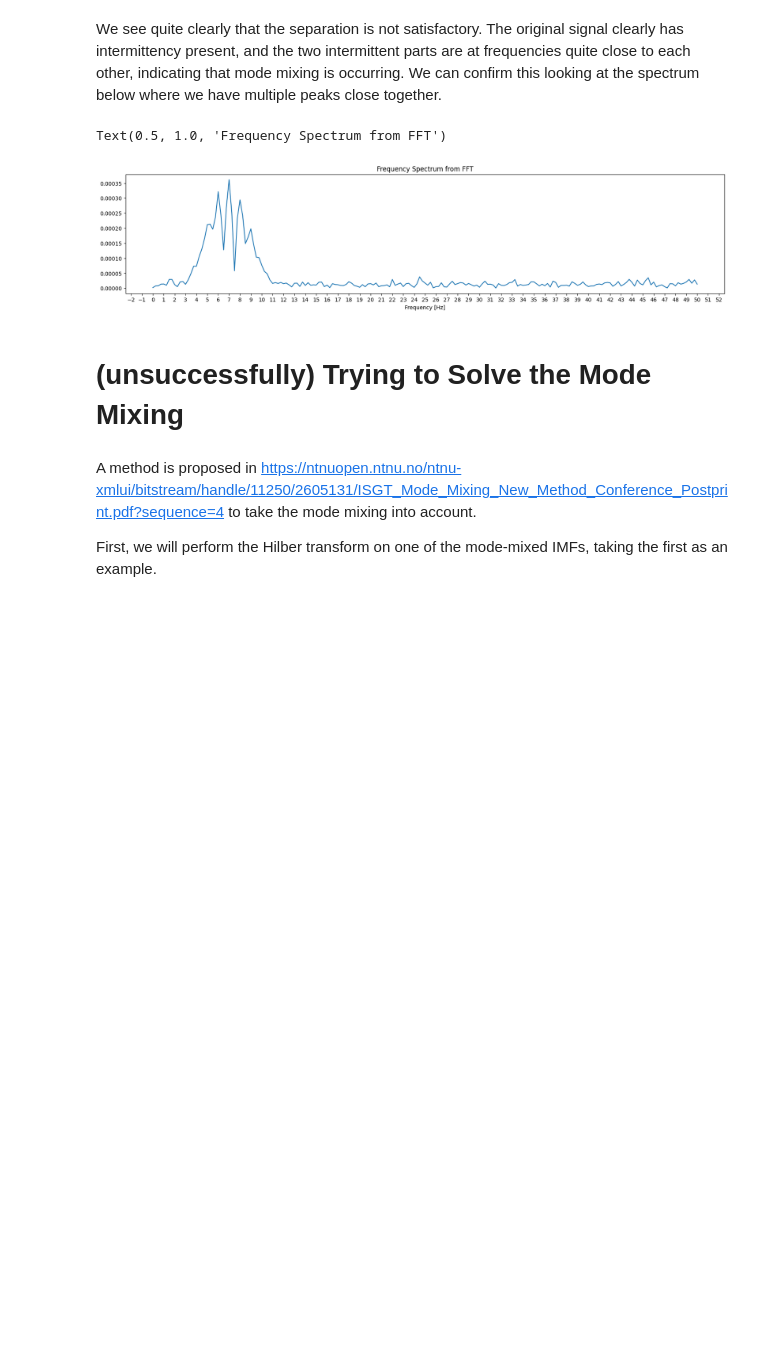
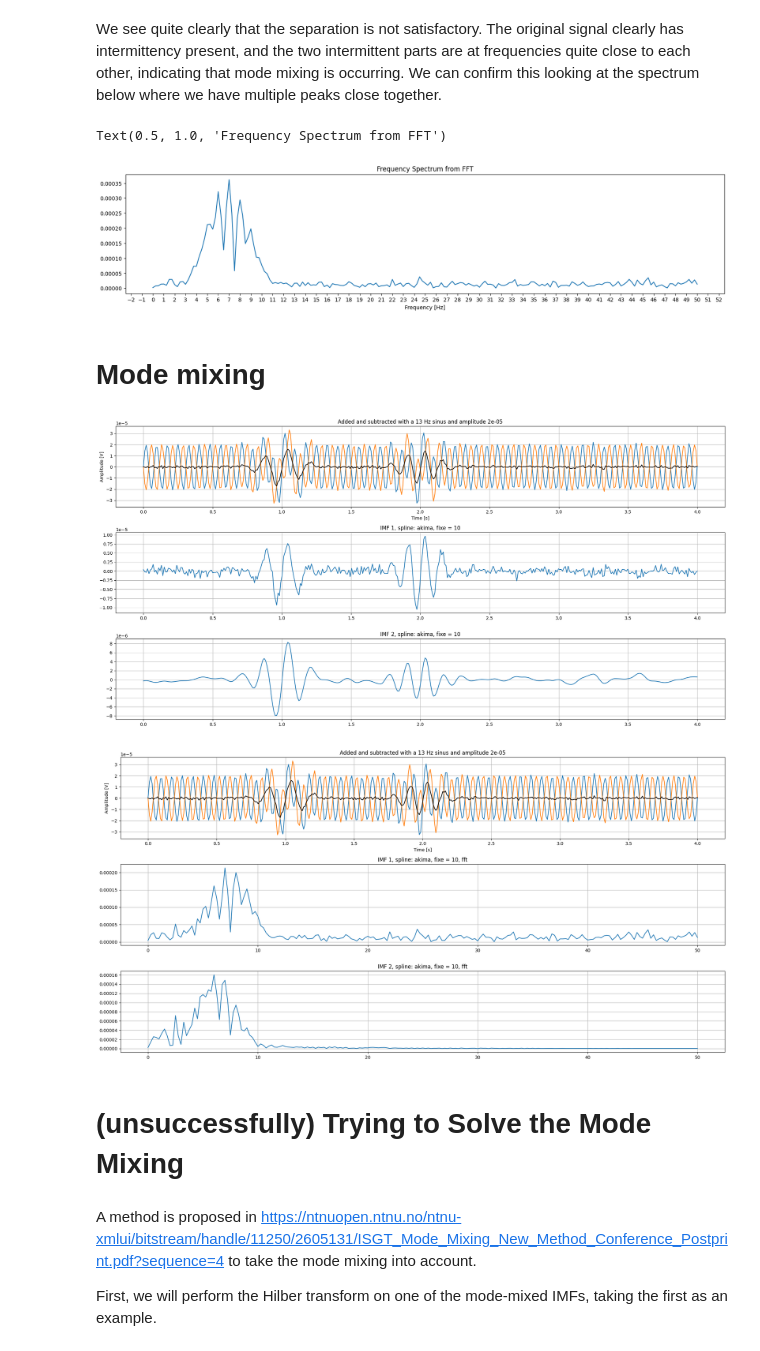
Before and after one commit to arvin-das/TTK7_second_project, a Jupyter notebook: emd.ipynb, the cells around one changed output. Drawn from its saved outputs; the diff is of its cells as text; code cells hidden in the pictures; blank space fills up the shorter version.

```diff
--- a/emd.ipynb
+++ b/emd.ipynb
@@ -141,6 +146,86 @@ plt.title("Frequency Spectrum from FFT")
 # %% [output]
 Text(0.5, 1.0, 'Frequency Spectrum from FFT')
 [figure]
+# %% [markdown]
+# Mode mixing
+# %%
+masking_frequency = 13
+masking_amplitude = 2e-5
+masking_signal = masking_amplitude*np.sin(2*np.pi*masking_frequency*time_axis)
+
+added_signal = raw_signal + masking_signal
+subtracted_signal = raw_signal - masking_signal
+
+spline_methode = 'akima'  # 'linear', 'cubic_hermite', 'akima', 'quadratic'
+fixe = 10 # 0 to run with the default stopping criterion
+
+emd_analyser = EMD(spline_kind= spline_methode,
+                   #extrema_detection='simple',
+                   MAX_ITERATION=12,
+                   #FIXE=fixe,
+                   #FIXEH=0
+                   )
+
+IMFs = emd_analyser.emd(added_signal, time_axis, max_imf= -1) # can be used with raw_signal or modified_signal
+num_imfs = IMFs.shape[0] + 1
+
+IMFs_sub = emd_analyser.emd(subtracted_signal, time_axis, max_imf= -1) # can be used with raw_signal or modified_signal
+
+plt.figure(figsize=(20, 10))
+
+plt.subplot(num_imfs, 1, 1)
+plt.plot(time_axis, added_signal) # can be used with raw_signal or modified_signal
+plt.plot(time_axis, subtracted_signal)
+plt.plot(time_axis, raw_signal, 'k')
+plt.grid()
+plt.xlabel("Time [s]")
+plt.ylabel('Amplitude [V]')
+plt.title(f"Added and subtracted with a {masking_frequency} Hz sinus and amplitude {masking_amplitude}")
+ax = plt.gca()
+
+# for plotting the IMFs
+for idx, IMF in enumerate(IMFs):
+    for idx_sub, IMF_sub in enumerate(IMFs_sub):
+        if idx == idx_sub:
+            plt.subplot(num_imfs, 1, idx+2)
+            plt.plot(time_axis, (IMF+IMF_sub)/2)
+            plt.grid()
+            plt.title(f"IMF {idx+1}, spline: {spline_methode}, fixe = {fixe}")
+            ax = plt.gca()
+
+plt.tight_layout()
+plt.show()
+
+plt.figure(figsize=(20, 10))
+
+plt.subplot(num_imfs, 1, 1)
+plt.plot(time_axis, added_signal) # can be used with raw_signal or modified_signal
+plt.plot(time_axis, subtracted_signal)
+plt.plot(time_axis, raw_signal, 'k')
+plt.grid()
+plt.xlabel("Time [s]")
+plt.ylabel('Amplitude [V]')
+plt.title(f"Added and subtracted with a {masking_frequency} Hz sinus and amplitude {masking_amplitude}")
+ax = plt.gca()
+
+# for plotting the IMFs
+for idx, IMF in enumerate(IMFs):
+    for idx_sub, IMF_sub in enumerate(IMFs_sub):
+        if idx == idx_sub:
+            plt.subplot(num_imfs, 1, idx+2)
+            fft_IMF = np.abs(np.fft.rfft((IMF+IMF_sub)/2))
+            freq_axis = np.fft.rfftfreq(len(time_axis),1/SAMPLING_FREQUENCY)
+            plt.plot( freq_axis, fft_IMF)
+            plt.grid()
+            plt.title(f"IMF {idx+1}, spline: {spline_methode}, fixe = {fixe}, fft")
+            ax = plt.gca()
+
+
+plt.tight_layout()
+plt.show()
+# %% [output]
+[figure, added]
+[figure, added]
 # %% [markdown]
 # (unsuccessfully) Trying to Solve the Mode Mixing
 # %% [markdown]
```
Also changed, not shown: parts of 4 cells of this notebook, 8 other files.
